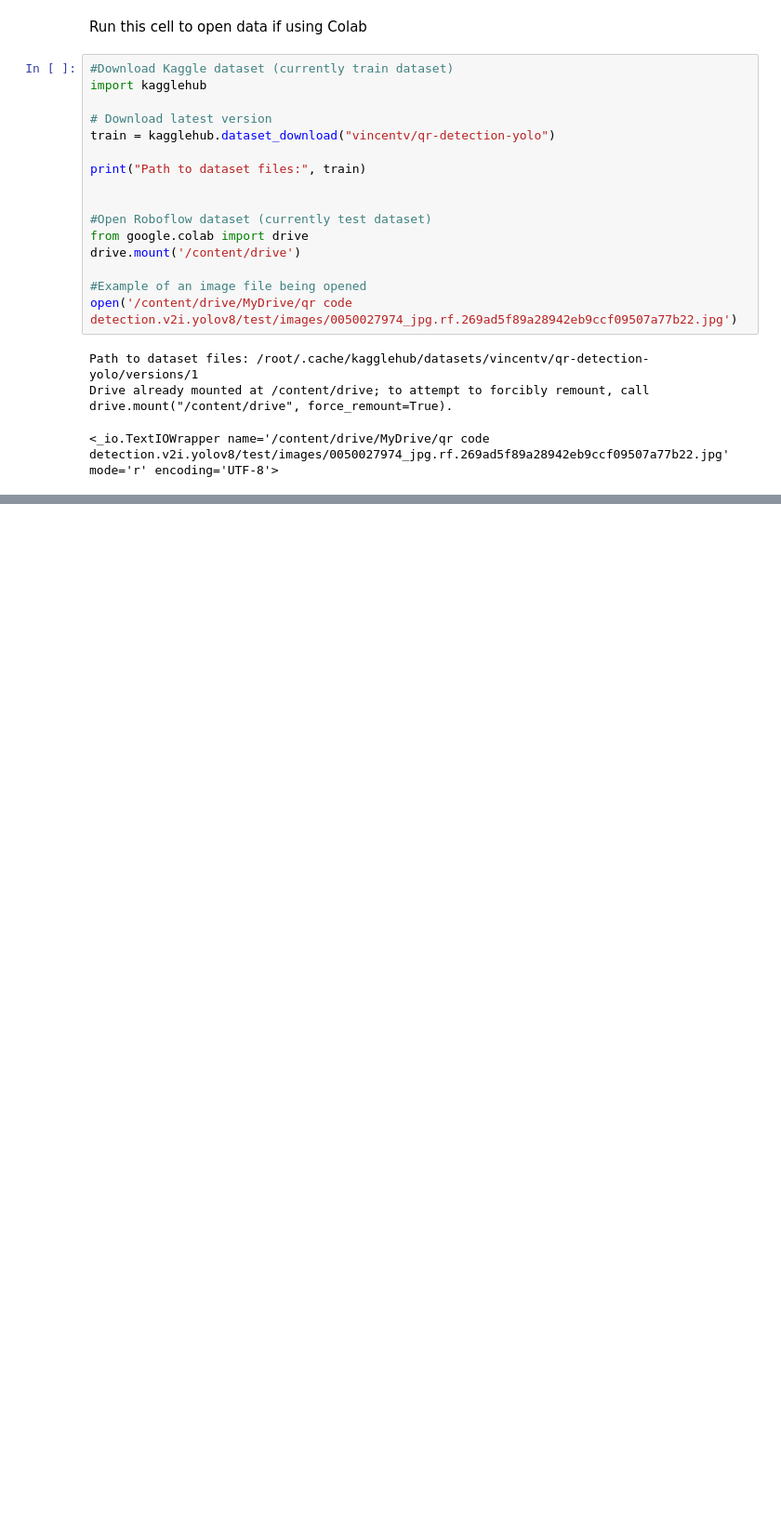
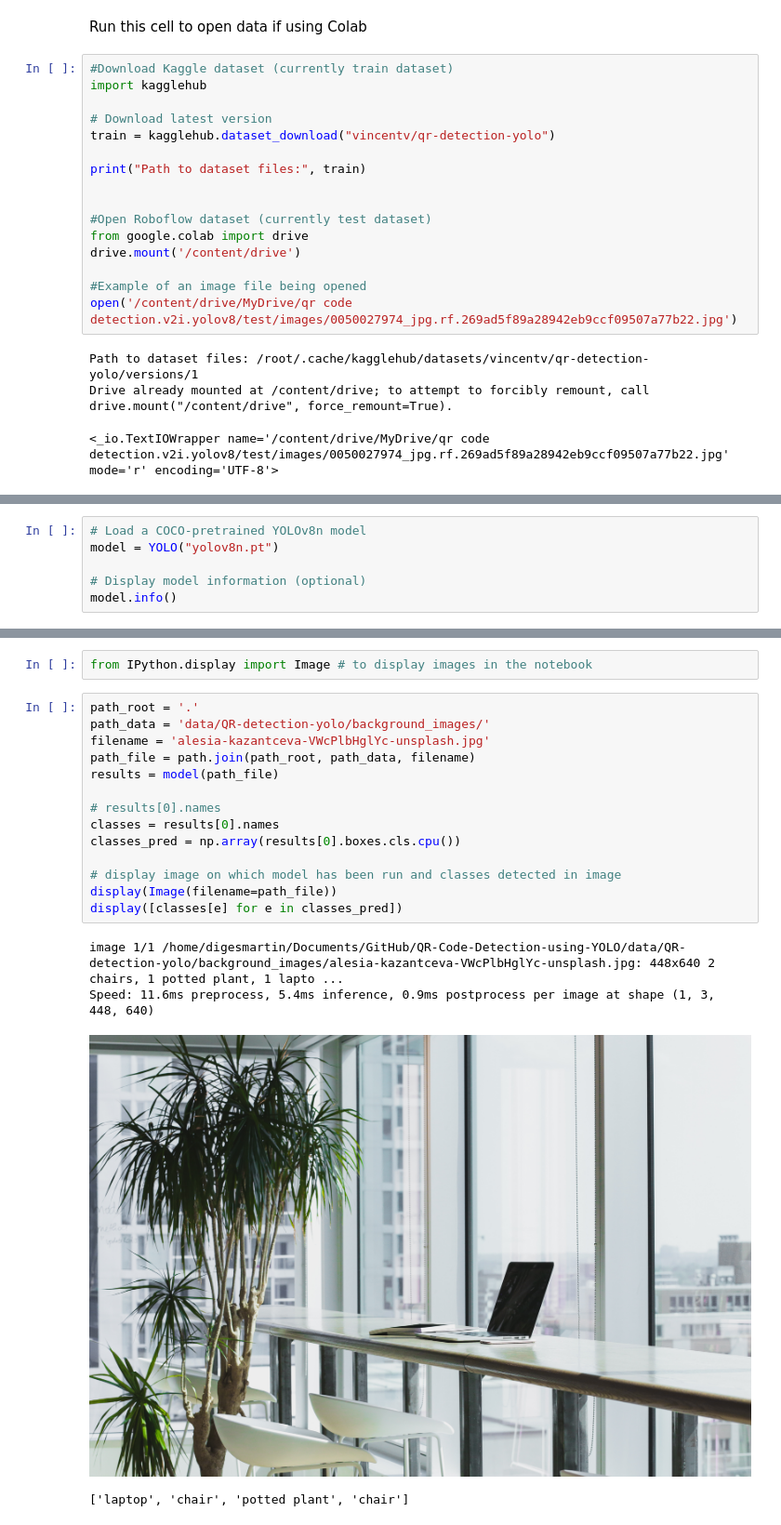
Before and after one commit to sjporter2/QR-Code-Detection-using-YOLO, a Jupyter notebook: main.ipynb, the cells around one changed output, grey strips where cells are left out. Shown at 93% size. Drawn from its saved outputs; the diff is of its cells as text; blank space fills up the shorter version.

Commit message:
main.ipynb: added code to download the base YOLOv8 model, run it on an image, and obtain the classes detected in the image. .gitignore updated to ignore model .pt file

```diff
--- a/main.ipynb
+++ b/main.ipynb
@@ -22,0 +48,6 @@ Drive already mounted at /content/drive; to attempt to forcibly remount, call dr
+# %%
+# Load a COCO-pretrained YOLOv8n model
+model = YOLO("yolov8n.pt")
+
+# Display model information (optional)
+model.info()
@@ -22,0 +58,21 @@ Drive already mounted at /content/drive; to attempt to forcibly remount, call dr
+# %%
+from IPython.display import Image # to display images in the notebook
+# %%
+path_root = '.'
+path_data = 'data/QR-detection-yolo/background_images/'
+filename = 'alesia-kazantceva-VWcPlbHglYc-unsplash.jpg'
+path_file = path.join(path_root, path_data, filename)
+results = model(path_file)
+
+# results[0].names
+classes = results[0].names
+classes_pred = np.array(results[0].boxes.cls.cpu())
+
+# display image on which model has been run and classes detected in image
+display(Image(filename=path_file))
+display([classes[e] for e in classes_pred])
+# %% [output]
+image 1/1 /home/digesmartin/Documents/GitHub/QR-Code-Detection-using-YOLO/data/QR-detection-yolo/background_images/alesia-kazantceva-VWcPlbHglYc-unsplash.jpg: 448x640 2 chairs, 1 potted plant, 1 lapto ...
+Speed: 11.6ms preprocess, 5.4ms inference, 0.9ms postprocess per image at shape (1, 3, 448, 640)
+[figure, added]
+['laptop', 'chair', 'potted plant', 'chair']
```
Also changed, not shown: parts of 6 cells of this notebook, 1 other file.
